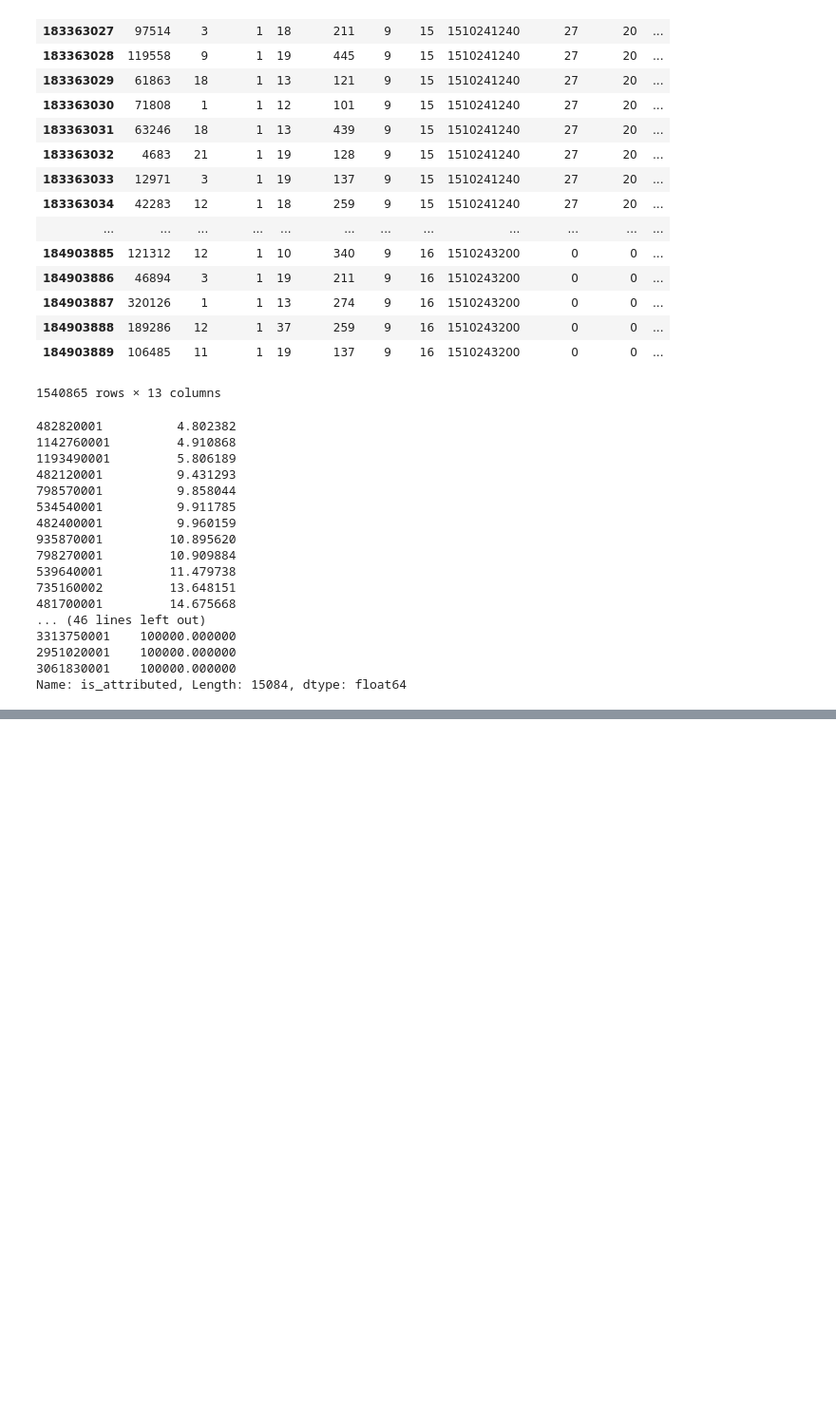
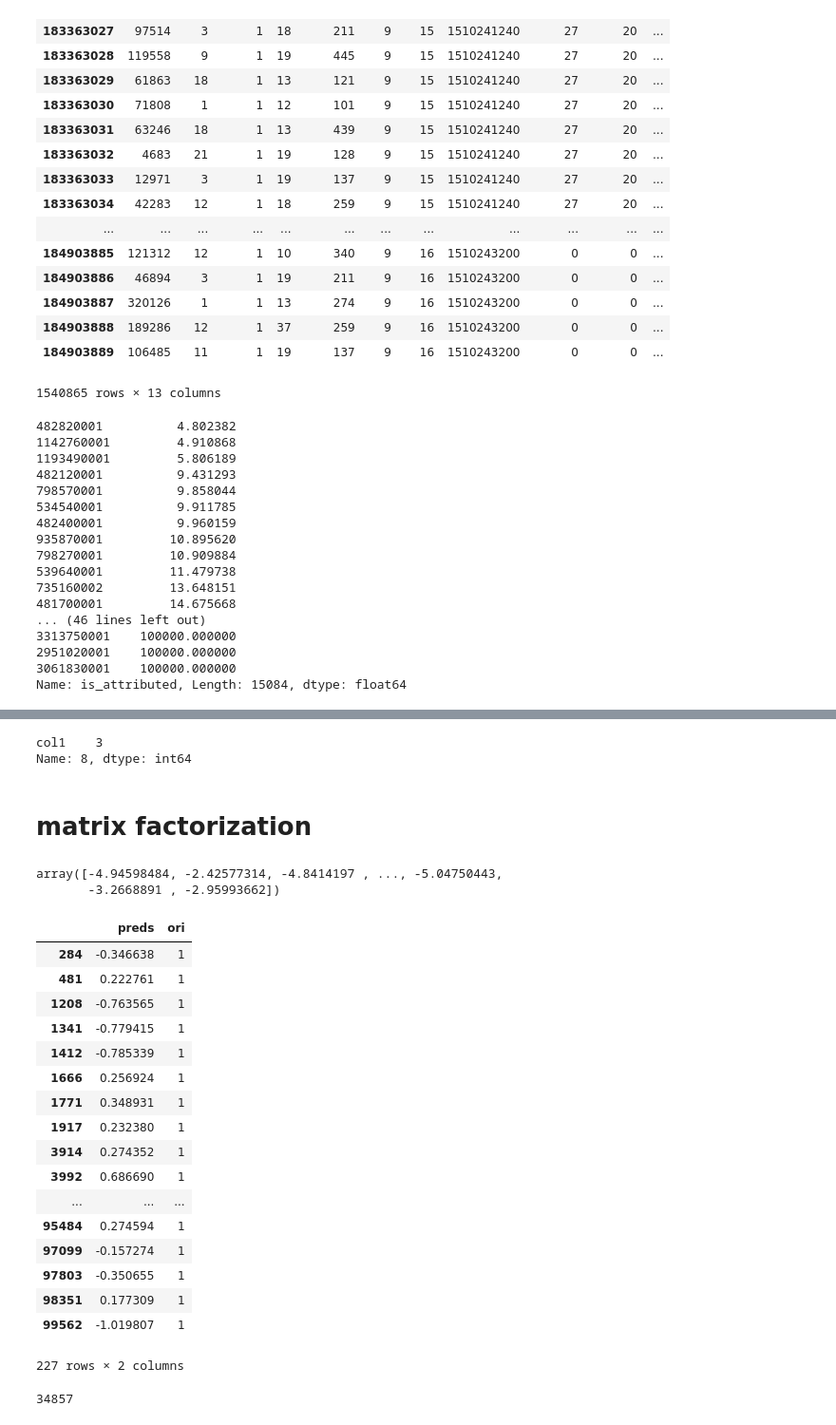
Before and after one commit to wluo-personal/Kaggle, a Jupyter notebook: talkingdata/wl/feature_engineering/feature_on_sample.ipynb, the cells around one changed output, grey strips where cells are left out. Shown at 95% size. Drawn from its saved outputs; the diff is of its cells as text; code cells hidden in the pictures; blank space fills up the shorter version.

```diff
--- a/talkingdata/wl/feature_engineering/feature_on_sample.ipynb
+++ b/talkingdata/wl/feature_engineering/feature_on_sample.ipynb
@@ -97,8 +97,12 @@ feature_col = ['ip',
               'timestamp',
               'minute',
               'second']
+# for col in feature_col:
+#     orders[col] = 10 ** (int(np.log(max(train[col].max(),test[col].max() ) + 1) / np.log(10)) + 1)
+
 for col in feature_col:
-    orders[col] = 10 ** (int(np.log(max(train[col].max(),test[col].max() ) + 1) / np.log(10)) + 1)
+    orders[col] = 10 ** (int(np.log(train_sample[col].max() + 1) / np.log(10)) + 1)
+
 def get_group(df, cols):
     """
     define an encoding method which can ganrantee the combination will be unique.
@@ -111,6 +115,6 @@ def get_group(df, cols):
     return group
 
 import gc
-del train
+# del train
 gc.collect()
 # %% [output]
@@ -618,3 +770,6 @@ mean_map[mean_map > 0].sort_values()
 2951020001    100000.000000
 3061830001    100000.000000
 Name: is_attributed, Length: 15084, dtype: float64
+# %%
+df = pd.DataFrame({'col1': [0,1,2,3,4,5,6]}, )
+df = df.rename({0:2,1:4,2:6,3:8,4:10,5:12,6:2})
@@ -620,0 +787,7 @@ Name: is_attributed, Length: 15084, dtype: float64
+# %%
+df.iloc[3]
+# %% [output]
+col1    3
+Name: 8, dtype: int64
+# %% [markdown]
+# matrix factorization
@@ -620,0 +885,34 @@ Name: is_attributed, Length: 15084, dtype: float64
+# %%
+result
+# %% [output]
+array([-4.94598484, -2.42577314, -4.8414197 , ..., -5.04750443,
+       -3.2668891 , -2.95993662])
+# %%
+view = pd.DataFrame()
+view['preds'] = result
+view['ori'] = train_sample.is_attributed.values
+# %%
+view[view.ori == 1]
+# %% [output]
+|  | preds | ori |
+| 284 | -0.346638 | 1 |
+| 481 | 0.222761 | 1 |
+| 1208 | -0.763565 | 1 |
+| 1341 | -0.779415 | 1 |
+| 1412 | -0.785339 | 1 |
+| 1666 | 0.256924 | 1 |
+| 1771 | 0.348931 | 1 |
+| 1917 | 0.232380 | 1 |
+| 3914 | 0.274352 | 1 |
+| 3992 | 0.686690 | 1 |
+| ... | ... | ... |
+| 95484 | 0.274594 | 1 |
+| 97099 | -0.157274 | 1 |
+| 97803 | -0.350655 | 1 |
+| 98351 | 0.177309 | 1 |
+| 99562 | -1.019807 | 1 |
+227 rows × 2 columns
+# %%
+num_userraw
+# %% [output]
+34857
```
Also changed, not shown: parts of 12 cells of this notebook, 13 other files.
